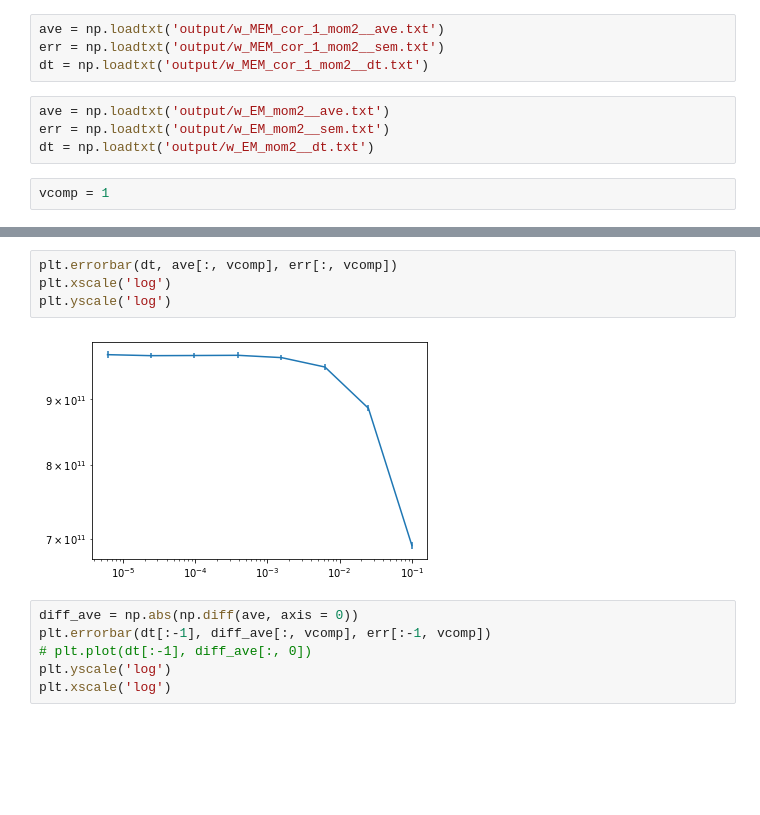
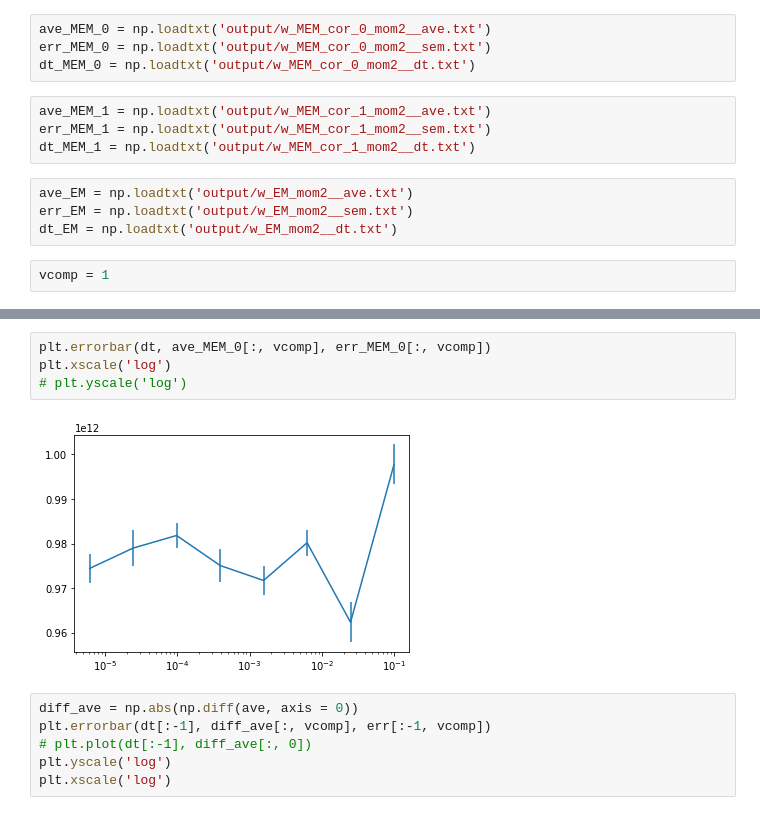
Before and after one commit to lauraxinzhang/CoulombCollisions, a Jupyter notebook: plot_output.ipynb, the cells around one changed output, grey strips where cells are left out. Saved outputs shown, nothing was run; the diff lists cells and outputs as text; blank space fills up the shorter version.

```diff
--- a/plot_output.ipynb
+++ b/plot_output.ipynb
@@ -1,12 +1,16 @@
 # %%
 from plotting import *
+# %%
+ave_MEM_0 = np.loadtxt('output/w_MEM_cor_0_mom2__ave.txt')
+err_MEM_0 = np.loadtxt('output/w_MEM_cor_0_mom2__sem.txt')
+dt_MEM_0 = np.loadtxt('output/w_MEM_cor_0_mom2__dt.txt')
 # %%
-ave = np.loadtxt('output/w_MEM_cor_1_mom2__ave.txt')
-err = np.loadtxt('output/w_MEM_cor_1_mom2__sem.txt')
-dt = np.loadtxt('output/w_MEM_cor_1_mom2__dt.txt')
+ave_MEM_1 = np.loadtxt('output/w_MEM_cor_1_mom2__ave.txt')
+err_MEM_1 = np.loadtxt('output/w_MEM_cor_1_mom2__sem.txt')
+dt_MEM_1 = np.loadtxt('output/w_MEM_cor_1_mom2__dt.txt')
 # %%
-ave = np.loadtxt('output/w_EM_mom2__ave.txt')
-err = np.loadtxt('output/w_EM_mom2__sem.txt')
-dt = np.loadtxt('output/w_EM_mom2__dt.txt')
+ave_EM = np.loadtxt('output/w_EM_mom2__ave.txt')
+err_EM = np.loadtxt('output/w_EM_mom2__sem.txt')
+dt_EM = np.loadtxt('output/w_EM_mom2__dt.txt')
 # %%
 vcomp = 1
@@ -13,9 +59,9 @@ vcomp = 1
 # %%
-plt.errorbar(dt, ave[:, vcomp], err[:, vcomp])
+plt.errorbar(dt, ave_MEM_0[:, vcomp], err_MEM_0[:, vcomp])
 plt.xscale('log')
-plt.yscale('log')
+# plt.yscale('log')
 # %% [output]
-[figure, old version]
+[figure, new version]
 # %%
 diff_ave = np.abs(np.diff(ave, axis = 0))
 plt.errorbar(dt[:-1], diff_ave[:, vcomp], err[:-1, vcomp])
```
Also changed, not shown: parts of 2 cells of this notebook, 3 other files.
